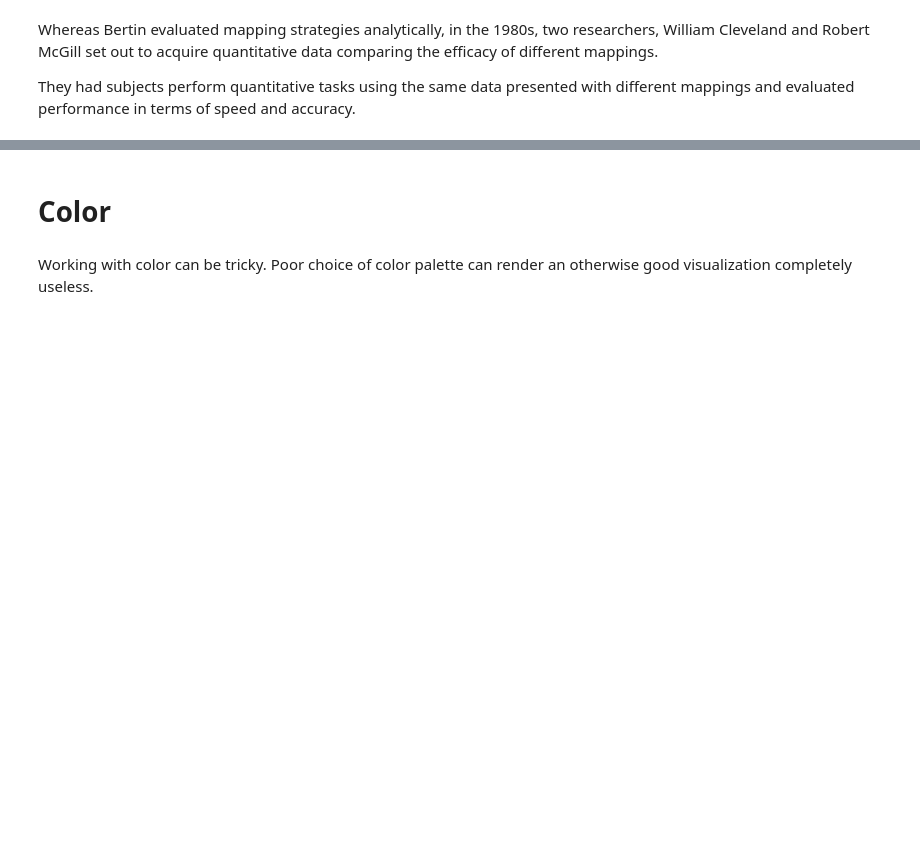
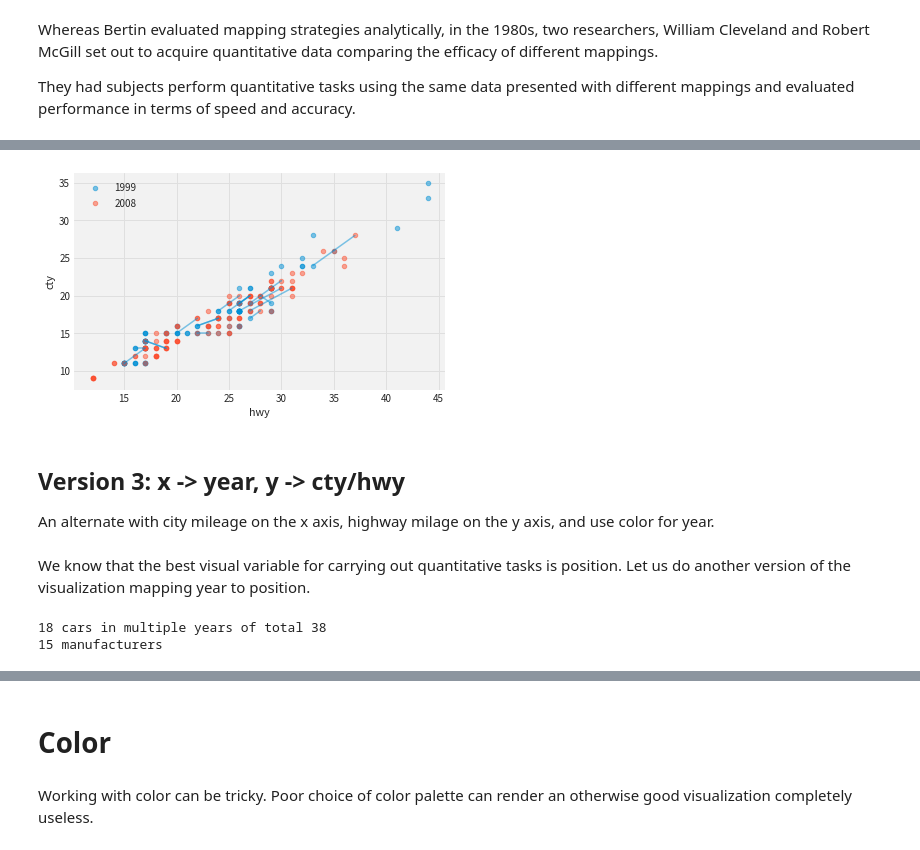
Before and after one commit to ciyer/intro-data-viz, a Jupyter notebook: part1.ipynb, the cells around one changed output, grey strips where cells are left out. Cells and saved outputs as stored; diff of their text form; code cells hidden in the pictures; blank space fills up the shorter version.

```diff
--- a/part1.ipynb
+++ b/part1.ipynb
@@ -320,0 +408,36 @@ Jock Mackinlay used the catalogue of Bertin and the data from Cleveland and McGi
+# %%
+def connect_shared(ax):
+    for name, mdf in df.groupby(['model', 'trans', 'displ', 'cyl', 'fl']):
+        if len(pd.unique(mdf['year'])) < 2:
+            continue
+        for idx1999, idx2008 in zip(mdf.loc[mdf['year'] == 1999].index, mdf.loc[mdf['year'] == 2008].index):
+            x = [mdf.loc[idx1999, 'hwy'], mdf.loc[idx2008, 'hwy']]
+            y = [mdf.loc[idx1999, 'cty'], mdf.loc[idx2008, 'cty']]
+            ax.plot(x, y, color=colors[0], alpha=0.5)
+
+fig, ax = plt.subplots()
+colors = sns.color_palette()
+df_1999 = df[df['year'] == 1999]
+df_1999.plot.scatter(x="hwy", y="cty", color=colors[0], ax=ax, alpha=0.5, label="1999")
+df_2008 = df[df['year'] == 2008]
+df_2008.plot.scatter(x="hwy", y="cty", color=colors[1], ax=ax, alpha=0.5, label="2008")
+connect_shared(ax)
+# fig.savefig("scatter.pdf")
+# %% [output]
+[figure, added]
+# %% [markdown]
+## Version 3: x -> year, y -> cty/hwy
+
+An alternate with city mileage on the x axis, highway milage on the y axis, and use color for year.
+# %% [markdown]
+We know that the best visual variable for carrying out quantitative tasks is position. Let us do another version of the visualization mapping year to position.
+# %%
+multiple = []
+for name, mdf in df.groupby(['model', 'trans', 'displ', 'cyl', 'fl']):
+    if len(pd.unique(mdf['year'])) > 1:
+        multiple.append(name)
+print(len(multiple), "cars in multiple years of total", len(pd.unique(df['model'])))
+print(len(pd.unique(df['manufacturer'])), "manufacturers")
+# %% [output]
+18 cars in multiple years of total 38
+15 manufacturers
```
Also changed, not shown: parts of 60 cells of this notebook.
